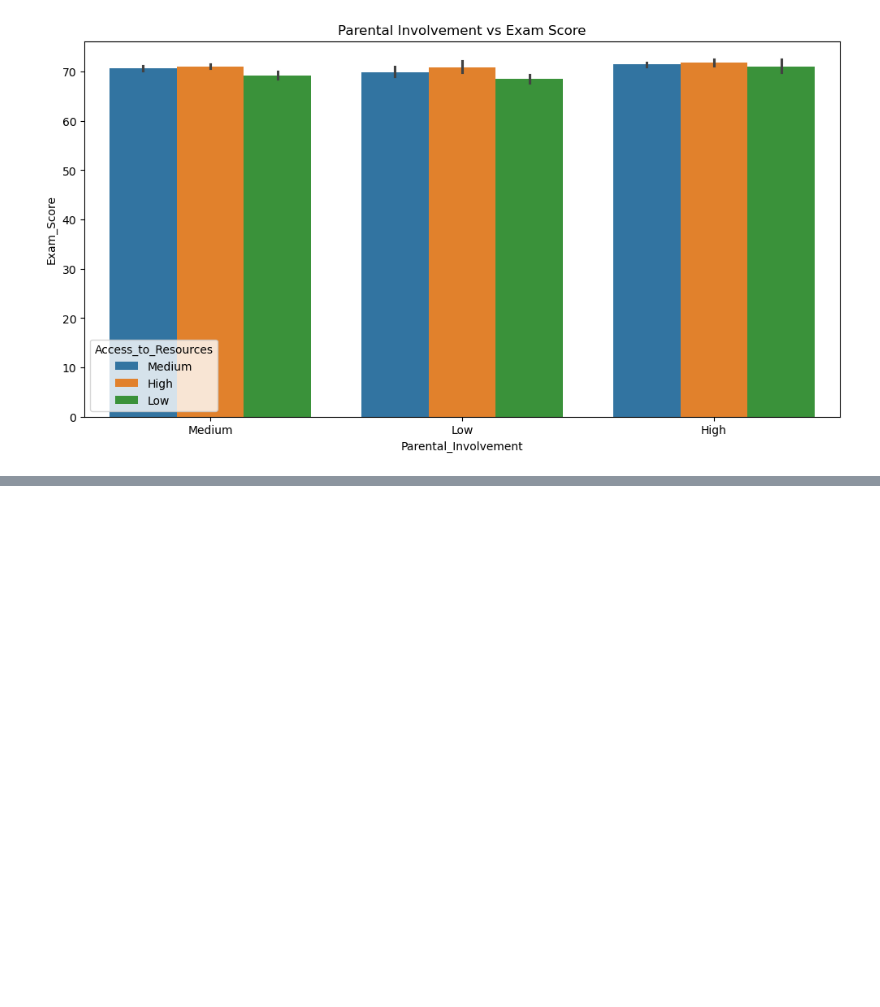
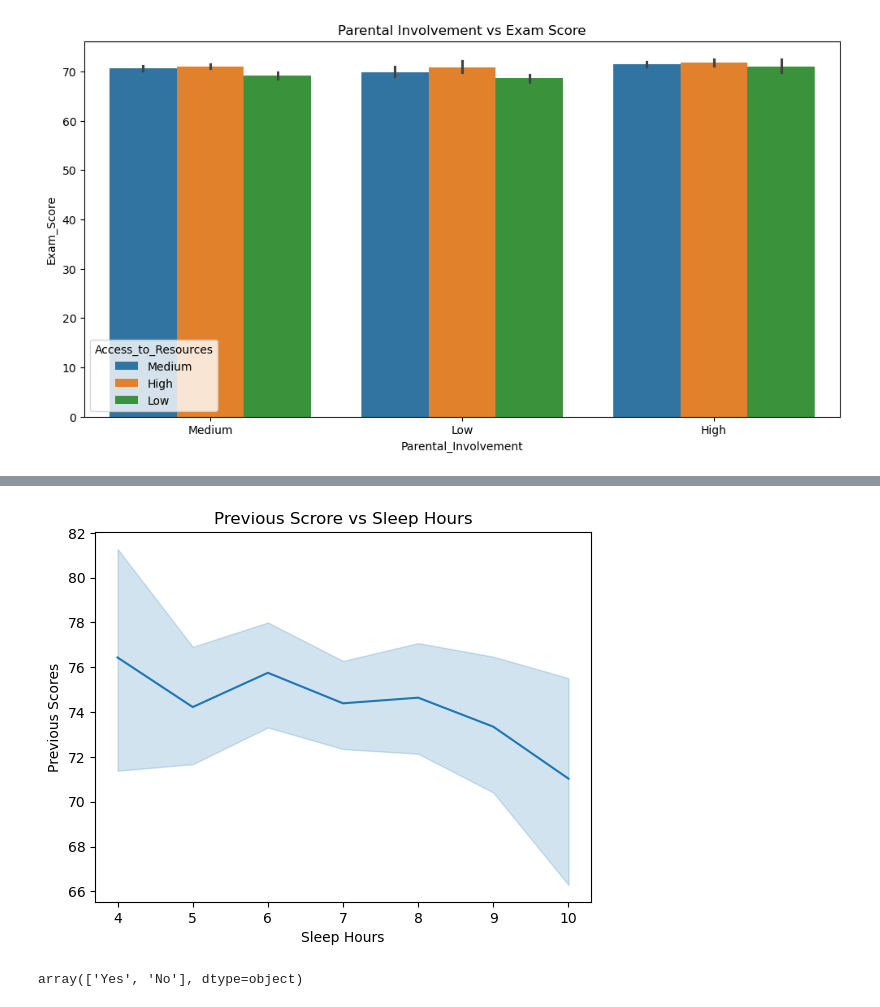
Before and after one commit to geff-ghost/studentPerformance, a Jupyter notebook: studentPerformance.ipynb, the cells around one changed output, grey strips where cells are left out. Saved outputs shown, nothing was run; the diff lists cells and outputs as text; code cells hidden in the pictures; blank space fills up the shorter version.

```diff
--- a/studentPerformance.ipynb
+++ b/studentPerformance.ipynb
@@ -566,0 +329,11 @@ plt.title('Parental Involvement vs Exam Score');
+# %%
+sns.lineplot(x='Sleep_Hours', y='Previous_Scores', data=high_attendence)
+plt.ylabel('Previous Scores')
+plt.xlabel('Sleep Hours')
+plt.title('Previous Scrore vs Sleep Hours');
+# %% [output]
+[figure, added]
+# %%
+high_attendence['Extracurricular_Activities'].unique()
+# %% [output]
+array(['Yes', 'No'], dtype=object)
```
Also changed, not shown: parts of 51 cells of this notebook.
